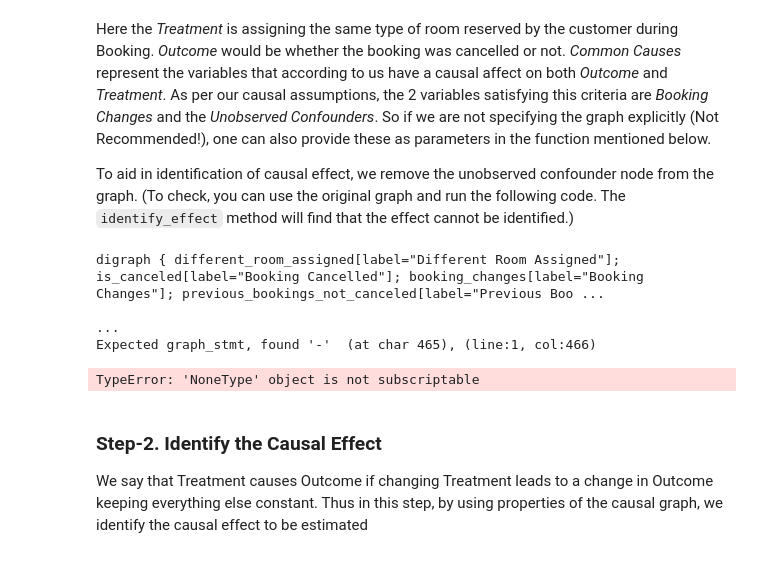
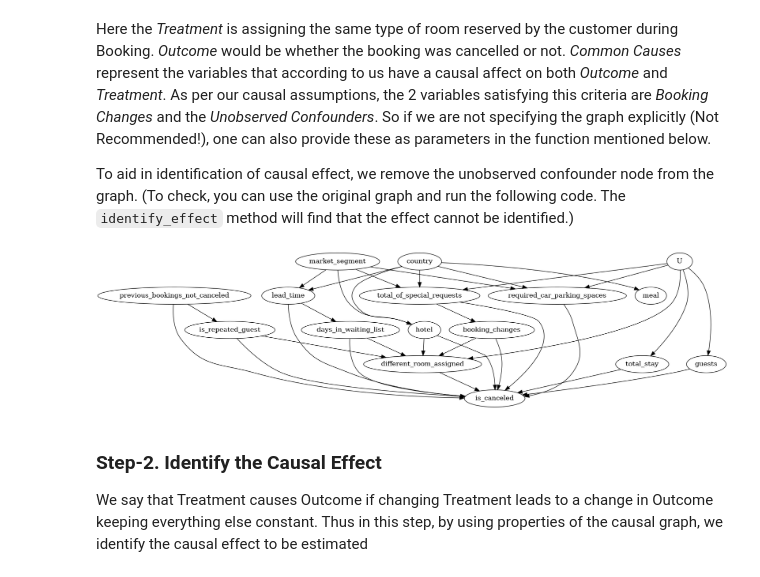
Before and after one commit to randi-source/causal-ml, a Jupyter notebook: DoWhy-The Causal Story Behind Hotel Booking Cancellations.ipynb, the cells around one changed output. Saved outputs shown, nothing was run; the diff lists cells and outputs as text; code cells hidden in the pictures.

```diff
--- a/DoWhy-The Causal Story Behind Hotel Booking Cancellations.ipynb
+++ b/DoWhy-The Causal Story Behind Hotel Booking Cancellations.ipynb
@@ -296,17 +288,14 @@ To aid in identification of causal effect, we remove the unobserved confounder n
 # %%
 model= dowhy.CausalModel(
         data = dataset,
         graph=causal_graph.replace("\n", " "),
         treatment="different_room_assigned",
         outcome='is_canceled')
-model.view_model()
+#model.view_model()
 from IPython.display import Image, display
 display(Image(filename="causal_model.png"))
 # %% [output]
-digraph { different_room_assigned[label="Different Room Assigned"]; is_canceled[label="Booking Cancelled"]; booking_changes[label="Booking Changes"]; previous_bookings_not_canceled[label="Previous Boo ...
-                                                                                                                                                                                                         ...
-Expected graph_stmt, found '-'  (at char 465), (line:1, col:466)
-TypeError: 'NoneType' object is not subscriptable
+[figure, added]
 # %% [markdown]
 ### Step-2. Identify the Causal Effect
 We say that Treatment causes Outcome if changing Treatment leads to a change in Outcome keeping everything else constant.
```
Also changed, not shown: parts of 11 cells of this notebook, 1 other file.
